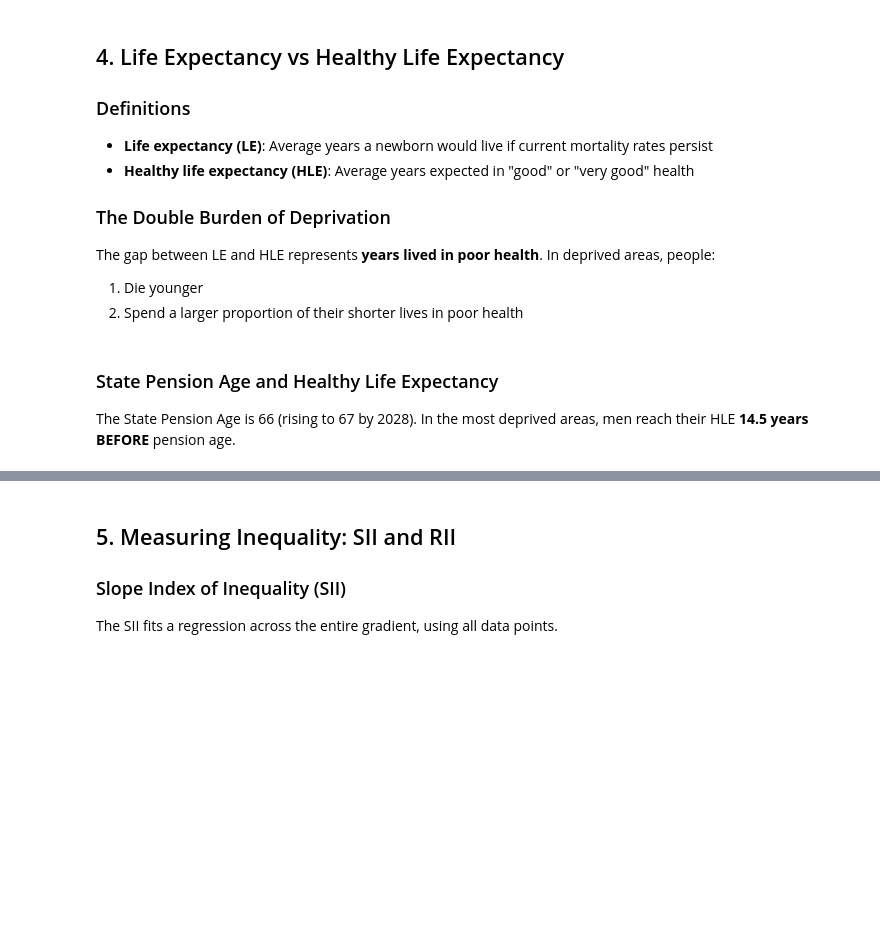
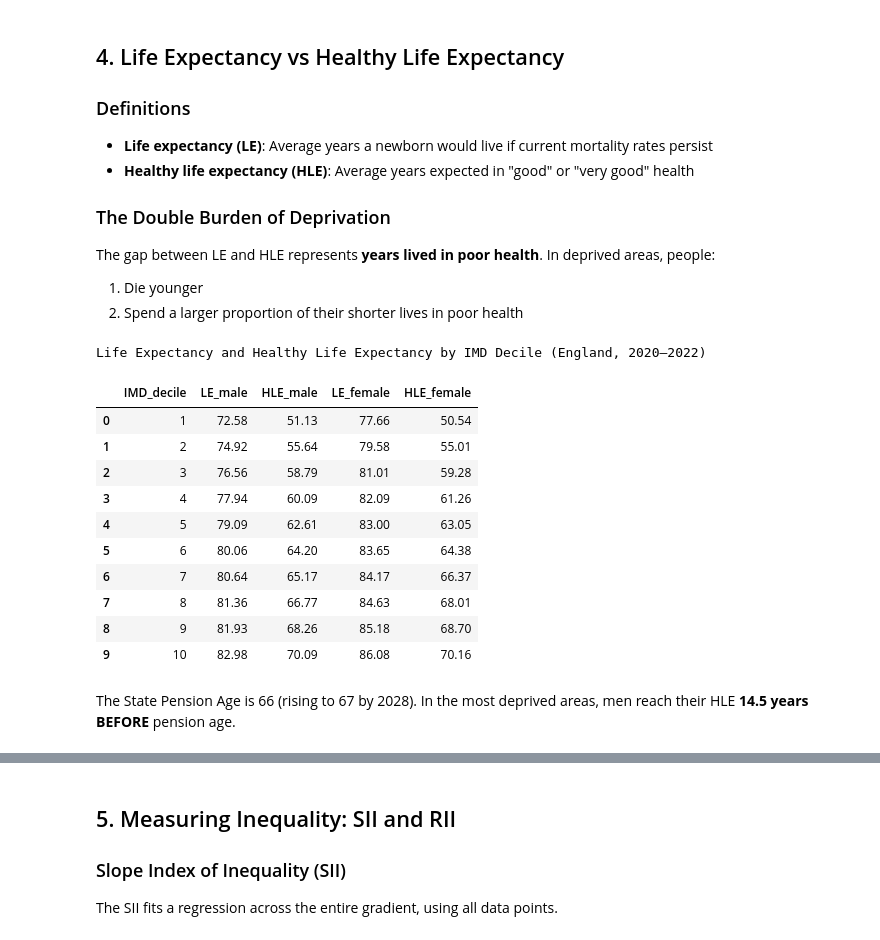
Before and after one commit to ggkuhnle/fb2nep-epi, a Jupyter notebook: notebooks/13_health_inequalities.ipynb, the cells around one changed output, grey strips where cells are left out. Cells and saved outputs as stored; diff of their text form; code cells hidden in the pictures; blank space fills up the shorter version.

```diff
--- a/notebooks/13_health_inequalities.ipynb
+++ b/notebooks/13_health_inequalities.ipynb
@@ -212,4 +305,24 @@ print(f"\nThe HLE gap ({gap_hle:.0f} years) is nearly TWICE the LE gap ({gap_le:
+# %%
+le_hle_data = pd.read_csv(LE_CSV)
+
+
+# Sort in the natural order (most deprived -> least deprived)
+le_hle_data = le_hle_data.sort_values("IMD_decile").reset_index(drop=True)
+
+print("Life Expectancy and Healthy Life Expectancy by IMD Decile (England, 2020–2022)")
+display(le_hle_data[["IMD_decile", "LE_male", "HLE_male", "LE_female", "HLE_female"]])
+# %% [output]
+Life Expectancy and Healthy Life Expectancy by IMD Decile (England, 2020–2022)
+|  | IMD_decile | LE_male | HLE_male | LE_female | HLE_female |
+| 0 | 1 | 72.58 | 51.13 | 77.66 | 50.54 |
+| 1 | 2 | 74.92 | 55.64 | 79.58 | 55.01 |
+| 2 | 3 | 76.56 | 58.79 | 81.01 | 59.28 |
+| 3 | 4 | 77.94 | 60.09 | 82.09 | 61.26 |
+| 4 | 5 | 79.09 | 62.61 | 83.00 | 63.05 |
+| 5 | 6 | 80.06 | 64.20 | 83.65 | 64.38 |
+| 6 | 7 | 80.64 | 65.17 | 84.17 | 66.37 |
+| 7 | 8 | 81.36 | 66.77 | 84.63 | 68.01 |
+| 8 | 9 | 81.93 | 68.26 | 85.18 | 68.70 |
+| 9 | 10 | 82.98 | 70.09 | 86.08 | 70.16 |
 # %% [markdown]
-### State Pension Age and Healthy Life Expectancy
-
 The State Pension Age is 66 (rising to 67 by 2028). In the most deprived areas, men reach their HLE **14.5 years BEFORE** pension age.
```
Also changed, not shown: parts of 12 cells of this notebook, 2 other files.
